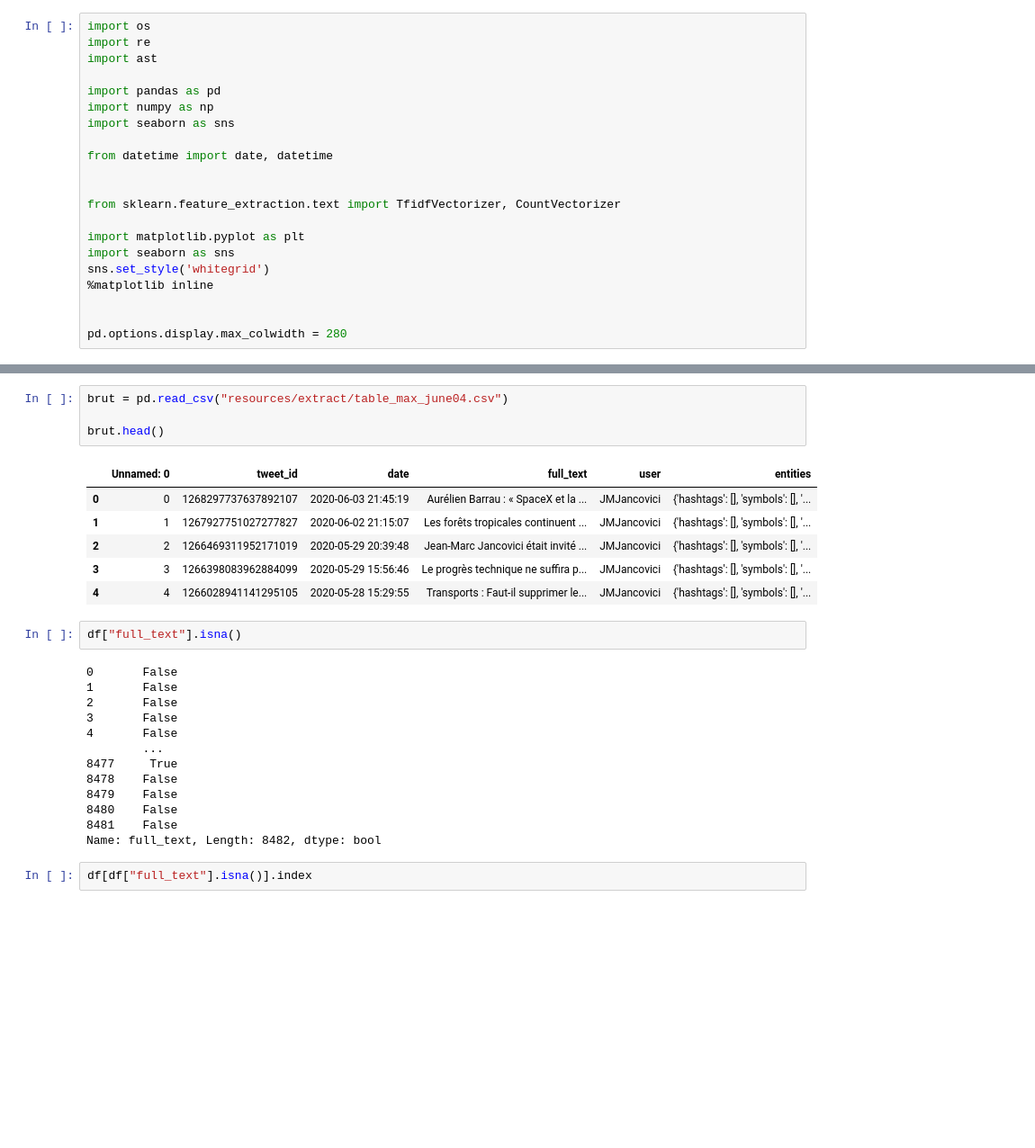
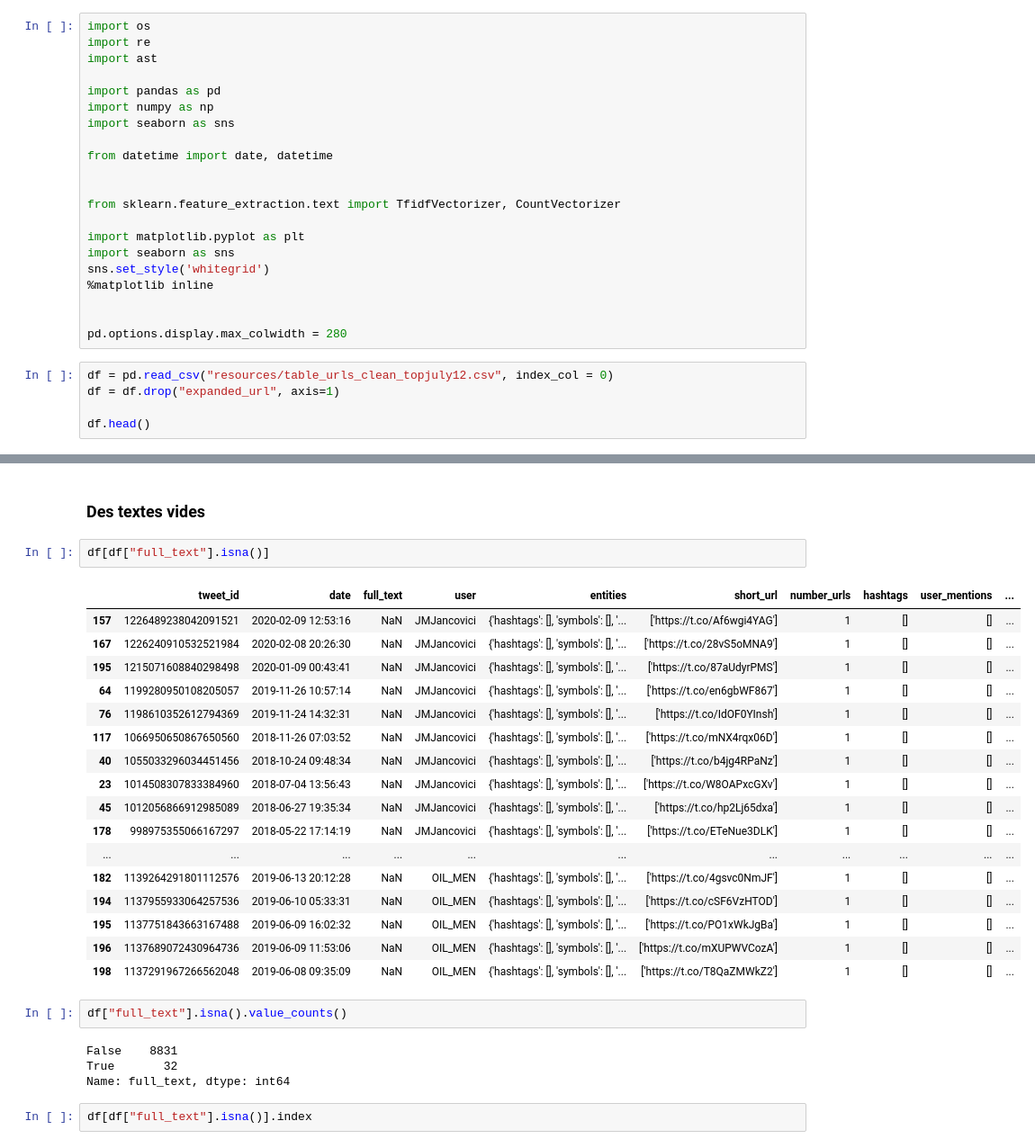
Before and after one commit to jeanberyl/Tweets_environnement_NLP, a Jupyter notebook: Vectorize_TFIDF.ipynb, the cells around one changed output, grey strips where cells are left out. Shown at 90% size. Cells and saved outputs as stored; diff of their text form; blank space fills up the shorter version.

```diff
--- a/Vectorize_TFIDF.ipynb
+++ b/Vectorize_TFIDF.ipynb
@@ -19,3 +21,8 @@ sns.set_style('whitegrid')
 
 
 pd.options.display.max_colwidth = 280
+# %%
+df = pd.read_csv("resources/table_urls_clean_topjuly12.csv", index_col = 0)
+df = df.drop("expanded_url", axis=1)
+
+df.head()
@@ -33,29 +62,31 @@ df.head()
-# %%
-brut = pd.read_csv("resources/extract/table_max_june04.csv")
-
-brut.head()
-# %% [output]
-|  | Unnamed: 0 | tweet_id | date | full_text | user | entities |
-| 0 | 0 | 1268297737637892107 | 2020-06-03 21:45:19 | Aurélien Barrau : « SpaceX et la ... | JMJancovici | {'hashtags': [], 'symbols': [], '... |
-| 1 | 1 | 1267927751027277827 | 2020-06-02 21:15:07 | Les forêts tropicales continuent ... | JMJancovici | {'hashtags': [], 'symbols': [], '... |
-| 2 | 2 | 1266469311952171019 | 2020-05-29 20:39:48 | Jean-Marc Jancovici était invité ... | JMJancovici | {'hashtags': [], 'symbols': [], '... |
-| 3 | 3 | 1266398083962884099 | 2020-05-29 15:56:46 | Le progrès technique ne suffira p... | JMJancovici | {'hashtags': [], 'symbols': [], '... |
-| 4 | 4 | 1266028941141295105 | 2020-05-28 15:29:55 | Transports : Faut-il supprimer le... | JMJancovici | {'hashtags': [], 'symbols': [], '... |
+# %% [markdown]
+### Des textes vides
 # %%
-df["full_text"].isna()
+df[df["full_text"].isna()]
 # %% [output]
-0       False
-1       False
-2       False
-3       False
-4       False
-        ...
-8477     True
-8478    False
-8479    False
-8480    False
-8481    False
-Name: full_text, Length: 8482, dtype: bool
+|  | tweet_id | date | full_text | user | entities | short_url | number_urls | hashtags | user_mentions | ... |
+| 157 | 1226489238042091521 | 2020-02-09 12:53:16 | NaN | JMJancovici | {'hashtags': [], 'symbols': [], '... | ['https://t.co/Af6wgi4YAG'] | 1 | [] | [] | ... |
+| 167 | 1226240910532521984 | 2020-02-08 20:26:30 | NaN | JMJancovici | {'hashtags': [], 'symbols': [], '... | ['https://t.co/28vS5oMNA9'] | 1 | [] | [] | ... |
+| 195 | 1215071608840298498 | 2020-01-09 00:43:41 | NaN | JMJancovici | {'hashtags': [], 'symbols': [], '... | ['https://t.co/87aUdyrPMS'] | 1 | [] | [] | ... |
+| 64 | 1199280950108205057 | 2019-11-26 10:57:14 | NaN | JMJancovici | {'hashtags': [], 'symbols': [], '... | ['https://t.co/en6gbWF867'] | 1 | [] | [] | ... |
+| 76 | 1198610352612794369 | 2019-11-24 14:32:31 | NaN | JMJancovici | {'hashtags': [], 'symbols': [], '... | ['https://t.co/IdOF0YInsh'] | 1 | [] | [] | ... |
+| 117 | 1066950650867650560 | 2018-11-26 07:03:52 | NaN | JMJancovici | {'hashtags': [], 'symbols': [], '... | ['https://t.co/mNX4rqx06D'] | 1 | [] | [] | ... |
+| 40 | 1055033296034451456 | 2018-10-24 09:48:34 | NaN | JMJancovici | {'hashtags': [], 'symbols': [], '... | ['https://t.co/b4jg4RPaNz'] | 1 | [] | [] | ... |
+| 23 | 1014508307833384960 | 2018-07-04 13:56:43 | NaN | JMJancovici | {'hashtags': [], 'symbols': [], '... | ['https://t.co/W8OAPxcGXv'] | 1 | [] | [] | ... |
+| 45 | 1012056866912985089 | 2018-06-27 19:35:34 | NaN | JMJancovici | {'hashtags': [], 'symbols': [], '... | ['https://t.co/hp2Lj65dxa'] | 1 | [] | [] | ... |
+| 178 | 998975355066167297 | 2018-05-22 17:14:19 | NaN | JMJancovici | {'hashtags': [], 'symbols': [], '... | ['https://t.co/ETeNue3DLK'] | 1 | [] | [] | ... |
+| ... | ... | ... | ... | ... | ... | ... | ... | ... | ... | ... |
+| 182 | 1139264291801112576 | 2019-06-13 20:12:28 | NaN | OIL_MEN | {'hashtags': [], 'symbols': [], '... | ['https://t.co/4gsvc0NmJF'] | 1 | [] | [] | ... |
+| 194 | 1137955933064257536 | 2019-06-10 05:33:31 | NaN | OIL_MEN | {'hashtags': [], 'symbols': [], '... | ['https://t.co/cSF6VzHTOD'] | 1 | [] | [] | ... |
+| 195 | 1137751843663167488 | 2019-06-09 16:02:32 | NaN | OIL_MEN | {'hashtags': [], 'symbols': [], '... | ['https://t.co/PO1xWkJgBa'] | 1 | [] | [] | ... |
+| 196 | 1137689072430964736 | 2019-06-09 11:53:06 | NaN | OIL_MEN | {'hashtags': [], 'symbols': [], '... | ['https://t.co/mXUPWVCozA'] | 1 | [] | [] | ... |
+| 198 | 1137291967266562048 | 2019-06-08 09:35:09 | NaN | OIL_MEN | {'hashtags': [], 'symbols': [], '... | ['https://t.co/T8QaZMWkZ2'] | 1 | [] | [] | ... |
+# %%
+df["full_text"].isna().value_counts()
+# %% [output]
+False    8831
+True       32
+Name: full_text, dtype: int64
 # %%
 df[df["full_text"].isna()].index
 # %% [output]
```
Also changed, not shown: parts of 11 cells of this notebook, 4 other files.
